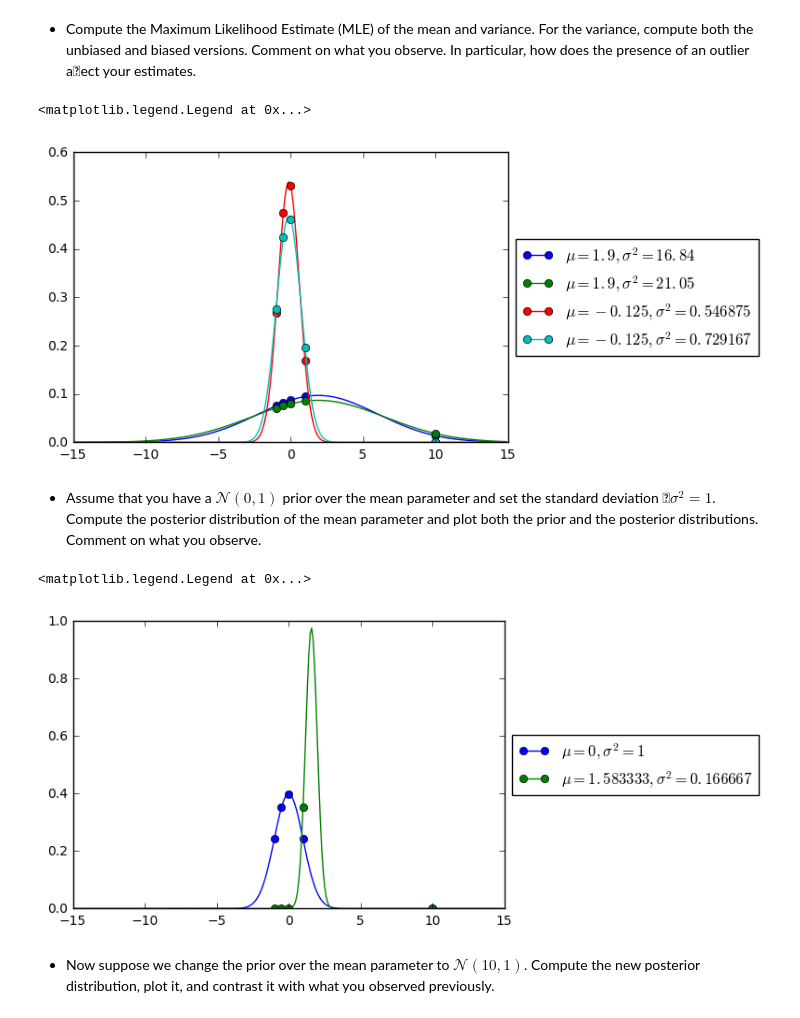
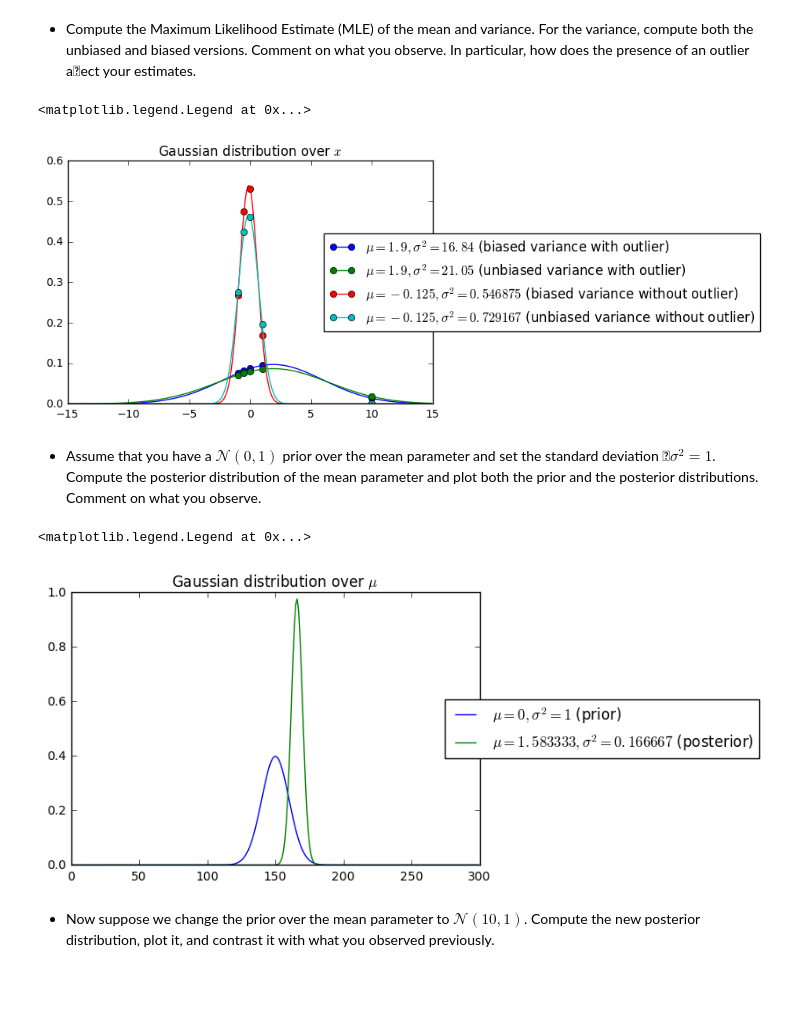
Before and after one commit to ljishen/ml-expt, a Jupyter notebook: hw2/figure.ipynb, the cells around one changed output. Saved outputs shown, nothing was run; the diff lists cells and outputs as text; code cells hidden in the pictures; blank space fills up the shorter version.

```diff
--- a/hw2/figure.ipynb
+++ b/hw2/figure.ipynb
@@ -10,20 +10,25 @@ versions. Comment on what you observe. In particular, how does the presence of a
 # %%
 import numpy as np
 import matplotlib.pyplot as plt
 
 def gaussian(x, mu, var):
-    return (1 / np.sqrt(2 * np.pi * var)) * np.exp( - (x - mu)**2 / (2 * var) )
+    return (1.0 / np.sqrt(2 * np.pi * var)) * np.exp( - (x - mu)**2 / (2 * var) )
 
 x = [-1, 1, 10, -0.5, 0]
 r = np.arange(-15, 15, 0.1)
 l = sorted(set(np.append(r, x)))
 p = np.asarray(l)
 
-for mu, var in [(1.9, 16.84), (1.9, 21.05), (-0.125, 0.546875), (-0.125, 0.729167)]:
-    plt.plot(p, gaussian(p, mu, var), '-o', markevery=[l.index(e) for e in x], label=r'$\mu=' + str(mu) + ', \sigma^{2}=' + str(var) + '$')
+plt.title('Gaussian distribution over $ x $')
 
-plt.legend(loc='center left', bbox_to_anchor=(1, 0.5))
+for mu, var, note in [(1.9, 16.84, 'biased variance with outlier'),
+                      (1.9, 21.05, 'unbiased variance with outlier'),
+                      (-0.125, 0.546875, 'biased variance without outlier'),
+                      (-0.125, 0.729167, 'unbiased variance without outlier')]:
+        plt.plot(p, gaussian(p, mu, var), '-o', markevery=[l.index(e) for e in x], label=r'$\mu=' + str(mu) + ', \sigma^{2}=' + str(var) + '$ (' + note + ')')
+
+plt.legend(loc='center', bbox_to_anchor=(1.3, 0.5))
 # %% [output]
 <matplotlib.legend.Legend at 0x...>
-[figure, old version]
+[figure, new version]
 # %% [markdown]
@@ -31,11 +36,14 @@ plt.legend(loc='center left', bbox_to_anchor=(1, 0.5))
 # %%
-for mu, var in [(0, 1), (1.583333, 0.166667)]:
-    plt.plot(p, gaussian(p, mu, var), '-o', markevery=[l.index(e) for e in x], label=r'$\mu=' + str(mu) + ', \sigma^{2}=' + str(var) + '$')
+plt.title('Gaussian distribution over $ \mu $')
 
-plt.legend(loc='center left', bbox_to_anchor=(1, 0.5))
+for mu, var, note in [(0, 1, 'prior'),
+                      (1.583333, 0.166667, 'posterior')]:
+    plt.plot(gaussian(r, mu, var), label=r'$\mu=' + str(mu) + ', \sigma^{2}=' + str(var) + '$ (' + note + ')')
+
+plt.legend(loc='center', bbox_to_anchor=(1.3, 0.5))
 # %% [output]
 <matplotlib.legend.Legend at 0x...>
-[figure, old version]
+[figure, new version]
 # %% [markdown]
 - Now suppose we change the prior over the mean parameter to $ \mathcal{N}(10, 1) $. Compute the new posterior distribution, plot it, and contrast it with what you observed previously.
 # %%
```
Also changed, not shown: parts of 8 cells of this notebook.
